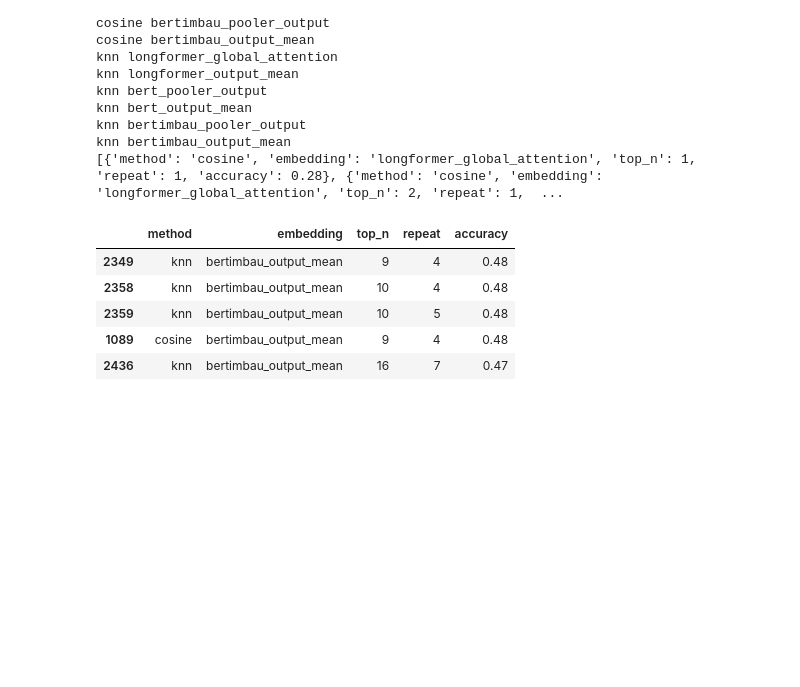
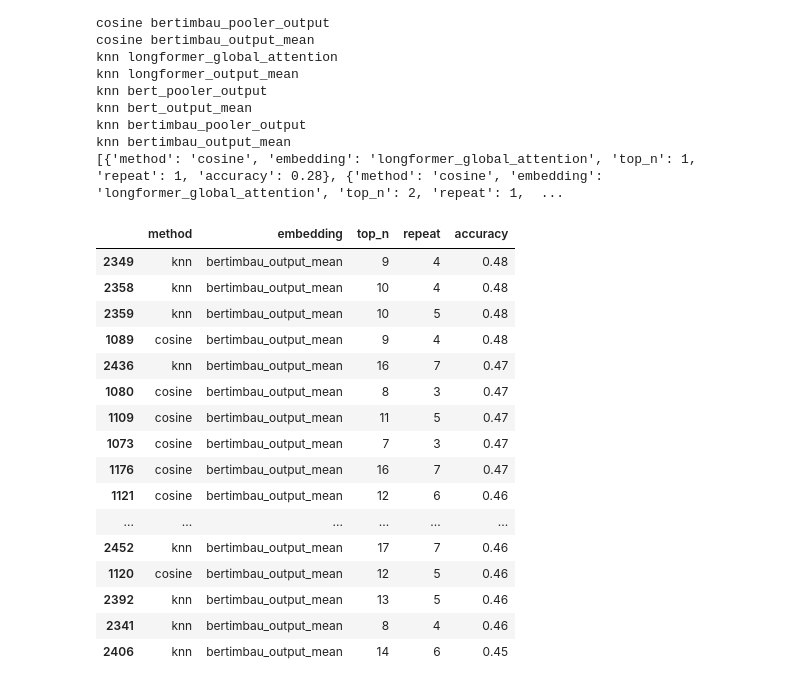
Before and after one commit to rafavidal1709/projeto-aplicado-iii, a Jupyter notebook: Acurácia_dos_modelos.ipynb, the cells around one changed output. Cells and saved outputs as stored; diff of their text form; code cells hidden in the pictures; blank space fills up the shorter version.

```diff
--- a/Acurácia_dos_modelos.ipynb
+++ b/Acurácia_dos_modelos.ipynb
@@ -704,15 +704,26 @@ knn bertimbau_output_mean
 # %%
 import pandas as pd
 
 df = pd.DataFrame(accuracy)
 
 df_sorted = df.sort_values(by=['accuracy'], ascending=False)
 
-df_sorted.head()
+df_sorted.head(20)
 # %% [output]
 |  | method | embedding | top_n | repeat | accuracy |
 | 2349 | knn | bertimbau_output_mean | 9 | 4 | 0.48 |
 | 2358 | knn | bertimbau_output_mean | 10 | 4 | 0.48 |
 | 2359 | knn | bertimbau_output_mean | 10 | 5 | 0.48 |
 | 1089 | cosine | bertimbau_output_mean | 9 | 4 | 0.48 |
 | 2436 | knn | bertimbau_output_mean | 16 | 7 | 0.47 |
+| 1080 | cosine | bertimbau_output_mean | 8 | 3 | 0.47 |
+| 1109 | cosine | bertimbau_output_mean | 11 | 5 | 0.47 |
+| 1073 | cosine | bertimbau_output_mean | 7 | 3 | 0.47 |
+| 1176 | cosine | bertimbau_output_mean | 16 | 7 | 0.47 |
+| 1121 | cosine | bertimbau_output_mean | 12 | 6 | 0.46 |
+| ... | ... | ... | ... | ... | ... |
+| 2452 | knn | bertimbau_output_mean | 17 | 7 | 0.46 |
+| 1120 | cosine | bertimbau_output_mean | 12 | 5 | 0.46 |
+| 2392 | knn | bertimbau_output_mean | 13 | 5 | 0.46 |
+| 2341 | knn | bertimbau_output_mean | 8 | 4 | 0.46 |
+| 2406 | knn | bertimbau_output_mean | 14 | 6 | 0.45 |
```
